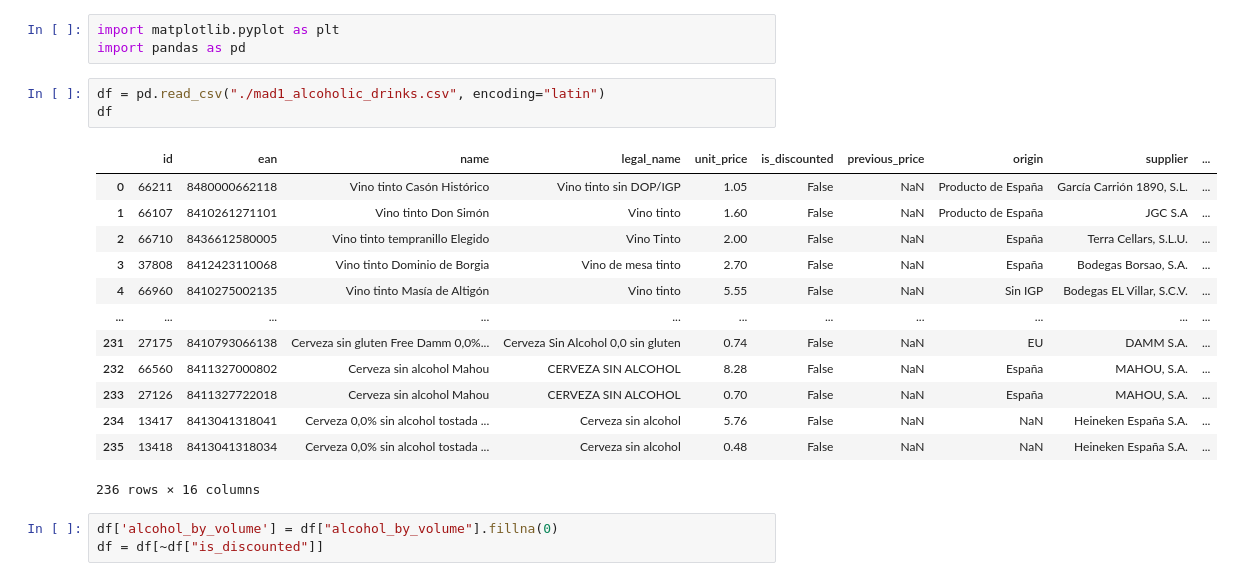
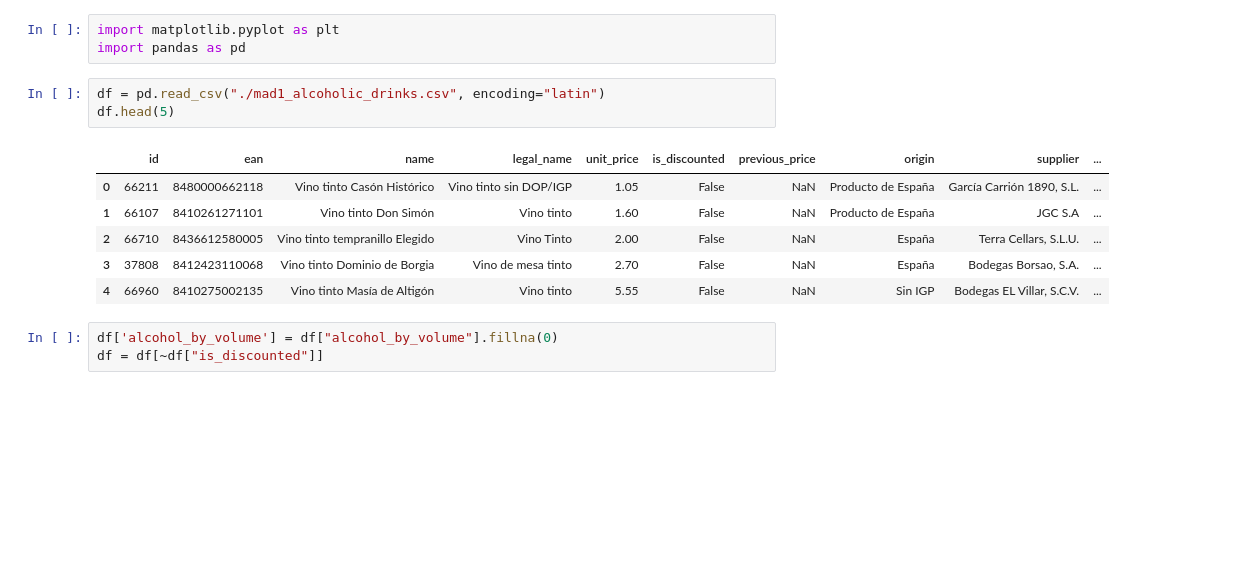
Before and after one commit to jtayped/mercadona-study, a Jupyter notebook: alcoholic_drinks/mad1_alc.ipynb, the cells around one changed output. Drawn from its saved outputs; the diff is of its cells as text; blank space fills up the shorter version.

```diff
--- a/alcoholic_drinks/mad1_alc.ipynb
+++ b/alcoholic_drinks/mad1_alc.ipynb
@@ -3,21 +3,14 @@ import matplotlib.pyplot as plt
 import pandas as pd
 # %%
 df = pd.read_csv("./mad1_alcoholic_drinks.csv", encoding="latin")
-df
+df.head(5)
 # %% [output]
 |  | id | ean | name | legal_name | unit_price | is_discounted | previous_price | origin | supplier | ... |
 | 0 | 66211 | 8480000662118 | Vino tinto Casón Histórico | Vino tinto sin DOP/IGP | 1.05 | False | NaN | Producto de España | García Carrión 1890, S.L. | ... |
 | 1 | 66107 | 8410261271101 | Vino tinto Don Simón | Vino tinto | 1.60 | False | NaN | Producto de España | JGC S.A | ... |
 | 2 | 66710 | 8436612580005 | Vino tinto tempranillo Elegido | Vino Tinto | 2.00 | False | NaN | España | Terra Cellars, S.L.U. | ... |
 | 3 | 37808 | 8412423110068 | Vino tinto Dominio de Borgia | Vino de mesa tinto | 2.70 | False | NaN | España | Bodegas Borsao, S.A. | ... |
 | 4 | 66960 | 8410275002135 | Vino tinto Masía de Altigón | Vino tinto | 5.55 | False | NaN | Sin IGP | Bodegas EL Villar, S.C.V. | ... |
-| ... | ... | ... | ... | ... | ... | ... | ... | ... | ... | ... |
-| 231 | 27175 | 8410793066138 | Cerveza sin gluten Free Damm 0,0%... | Cerveza Sin Alcohol 0,0 sin gluten | 0.74 | False | NaN | EU | DAMM S.A. | ... |
-| 232 | 66560 | 8411327000802 | Cerveza sin alcohol Mahou | CERVEZA SIN ALCOHOL | 8.28 | False | NaN | España | MAHOU, S.A. | ... |
-| 233 | 27126 | 8411327722018 | Cerveza sin alcohol Mahou | CERVEZA SIN ALCOHOL | 0.70 | False | NaN | España | MAHOU, S.A. | ... |
-| 234 | 13417 | 8413041318041 | Cerveza 0,0% sin alcohol tostada ... | Cerveza sin alcohol | 5.76 | False | NaN | NaN | Heineken España S.A. | ... |
-| 235 | 13418 | 8413041318034 | Cerveza 0,0% sin alcohol tostada ... | Cerveza sin alcohol | 0.48 | False | NaN | NaN | Heineken España S.A. | ... |
-236 rows × 16 columns
 # %%
 df['alcohol_by_volume'] = df["alcohol_by_volume"].fillna(0)
 df = df[~df["is_discounted"]]
```
